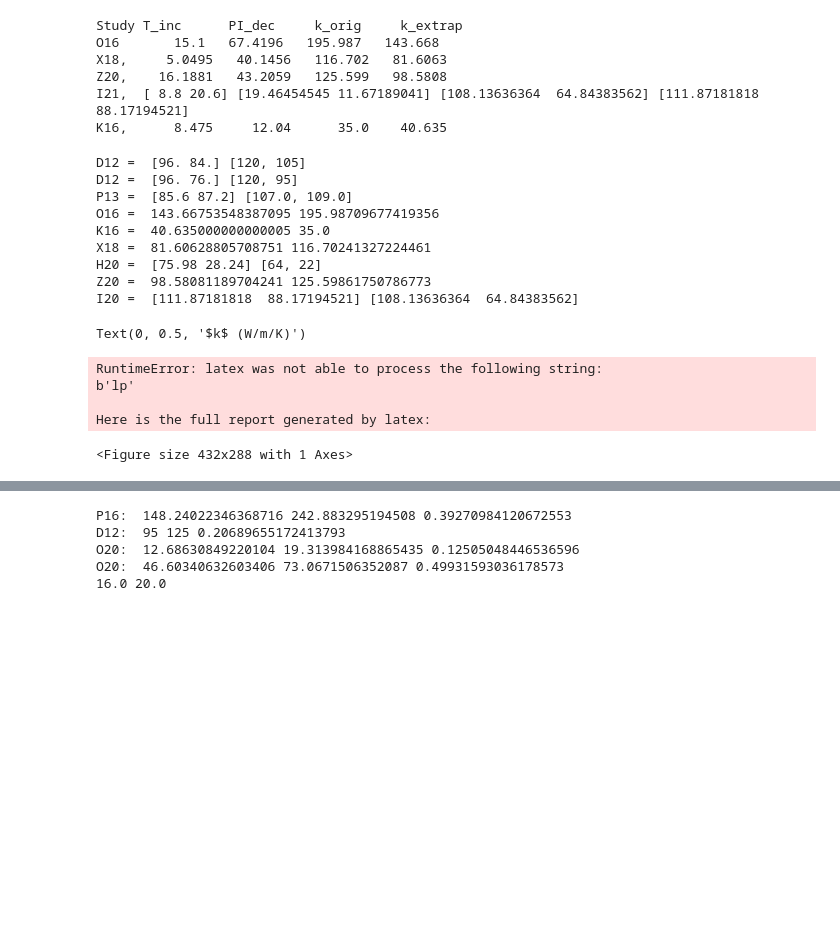
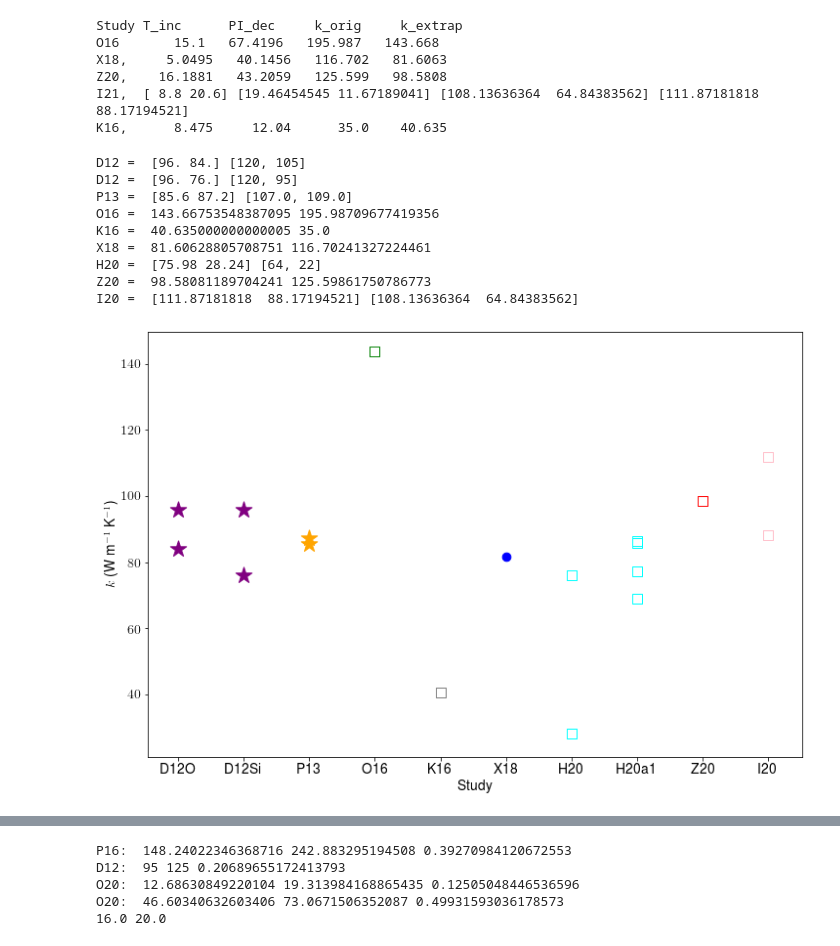
Before and after one commit to scs1cd/precipitation, a Jupyter notebook: ksummary.ipynb, the cells around one changed output, grey strips where cells are left out. Drawn from its saved outputs; the diff is of its cells as text; code cells hidden in the pictures; blank space fills up the shorter version.

Commit message:
Updated the notebooks to pretty the latex

```diff
--- a/ksummary.ipynb
+++ b/ksummary.ipynb
@@ -158,42 +158,39 @@ p['D12o']['ke']= np.array(p['D12o']['k']) * fac_EES
 # %%
 print('D12 = ', p['D12o']['ke'] , p['D12o']['k'] )
 print('D12 = ', p['D12si']['ke'], p['D12si']['k'] )
 print('P13 = ', p['P13']['ke']  , p['P13']['k'])
 print('O16 = ', p['O16']['ke']  , p['O16']['k'])
 print('K16 = ', p['K16']['ke']  , p['K16']['k'])
 print('X18 = ', p['X18']['ke']  , p['X18']['k'])
 print('H20 = ', p['H20']['ke']  , p['H20']['k'])
 print('Z20 = ', p['Z20']['ke']  , p['Z20']['k'])
 print('I20 = ', p['I21']['ke']  , p['I21']['k'])
 
-plt.scatter(["D12O" , "D12O"] , p['D12o']['ke'] , color="purple", marker='*', s=300)
-plt.scatter(["D12Si", "D12Si"], p['D12si']['ke'], color="purple", marker='*', s=300)
-plt.scatter(["P13", "P13"]    , p['P13']['ke']  , color="orange", marker='*', s=300)
-plt.scatter(["O16"]           , p['O16']['ke']  , color="green" , marker='s', s=100, facecolor="none")
-plt.scatter(["K16"]           , p['K16']['ke']  , color="grey"  , marker='s', s=100, facecolor="none")
-plt.scatter(["X18"]           , p['X18']['ke']  , color="b"     , marker='.', s=300)
-plt.scatter(["H20","H20"]     , p['H20']['ke']  , color="cyan"  , marker='s', s=100, facecolor="none")
-plt.scatter(["H20a1","H20a1", "H20a1", "H20a1"] , p['H20a1']['ke'] , color="cyan"  , marker='s', s=100, facecolor="none")
-plt.scatter(["Z20"]           , p['Z20']['ke']  , color="r"     , marker='s', s=100, facecolor="none")
-plt.scatter(["I20", "I20"]    , p['I21']['ke']  , color="pink"  , marker='s', s=100, facecolor="none")
-plt.xlabel("Study")
-plt.ylabel("$k$ (W/m/K)")
+fig, ax = plt.subplots(figsize=(12,8))
+ax.scatter(["D12O" , "D12O"] , p['D12o']['ke'] , color="purple", marker='*', s=300)
+ax.scatter(["D12Si", "D12Si"], p['D12si']['ke'], color="purple", marker='*', s=300)
+ax.scatter(["P13", "P13"]    , p['P13']['ke']  , color="orange", marker='*', s=300)
+ax.scatter(["O16"]           , p['O16']['ke']  , color="green" , marker='s', s=100, facecolor="none")
+ax.scatter(["K16"]           , p['K16']['ke']  , color="grey"  , marker='s', s=100, facecolor="none")
+ax.scatter(["X18"]           , p['X18']['ke']  , color="b"     , marker='.', s=300)
+ax.scatter(["H20","H20"]     , p['H20']['ke']  , color="cyan"  , marker='s', s=100, facecolor="none")
+ax.scatter(["H20a1","H20a1", "H20a1", "H20a1"] , p['H20a1']['ke'] , color="cyan"  , marker='s', s=100, facecolor="none")
+ax.scatter(["Z20"]           , p['Z20']['ke']  , color="r"     , marker='s', s=100, facecolor="none")
+ax.scatter(["I20", "I20"]    , p['I21']['ke']  , color="pink"  , marker='s', s=100, facecolor="none")
+ax.set_xlabel("Study")
+ax.set_ylabel("$k$ (W m$^{-1}$ K$^{-1}$)")
+fig.savefig("kextrap.pdf", format="pdf")
 # %% [output]
 D12 =  [96. 84.] [120, 105]
 D12 =  [96. 76.] [120, 95]
 P13 =  [85.6 87.2] [107.0, 109.0]
 O16 =  143.66753548387095 195.98709677419356
 K16 =  40.635000000000005 35.0
 X18 =  81.60628805708751 116.70241327224461
 H20 =  [75.98 28.24] [64, 22]
 Z20 =  98.58081189704241 125.59861750786773
 I20 =  [111.87181818  88.17194521] [108.13636364  64.84383562]
-Text(0, 0.5, '$k$ (W/m/K)')
-RuntimeError: latex was not able to process the following string:
-b'lp'
-
-Here is the full report generated by latex:
-<Figure size 432x288 with 1 Axes>
+[figure, added]
 # %%
 fig, ((ax1,ax2), (ax3,ax4)) = plt.subplots(2,2, figsize=(12,8))
 
```
Also changed, not shown: parts of 3 cells of this notebook, 1 other file.
